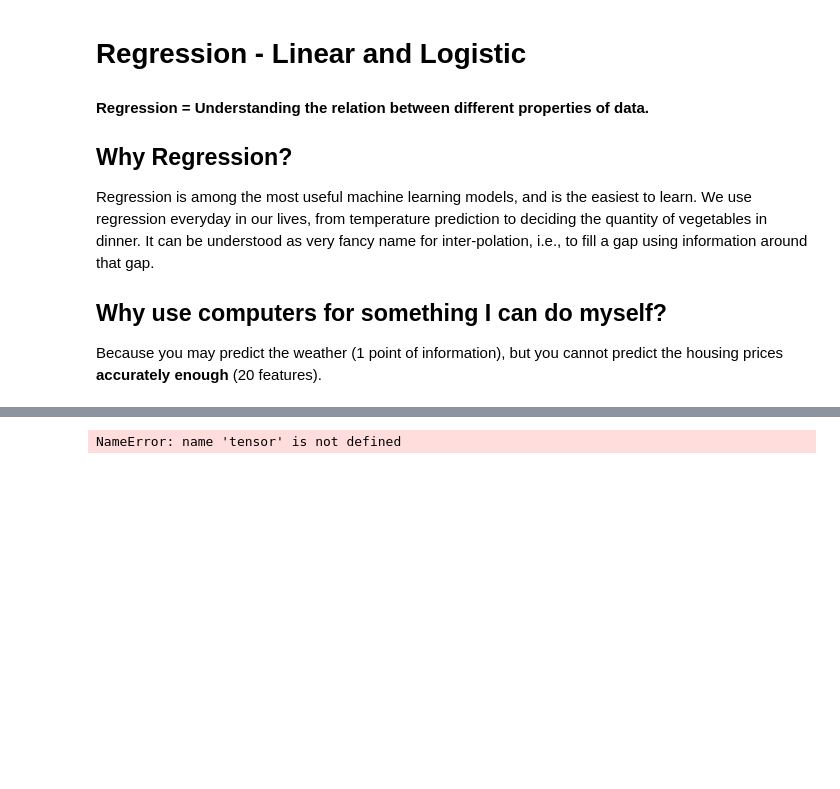
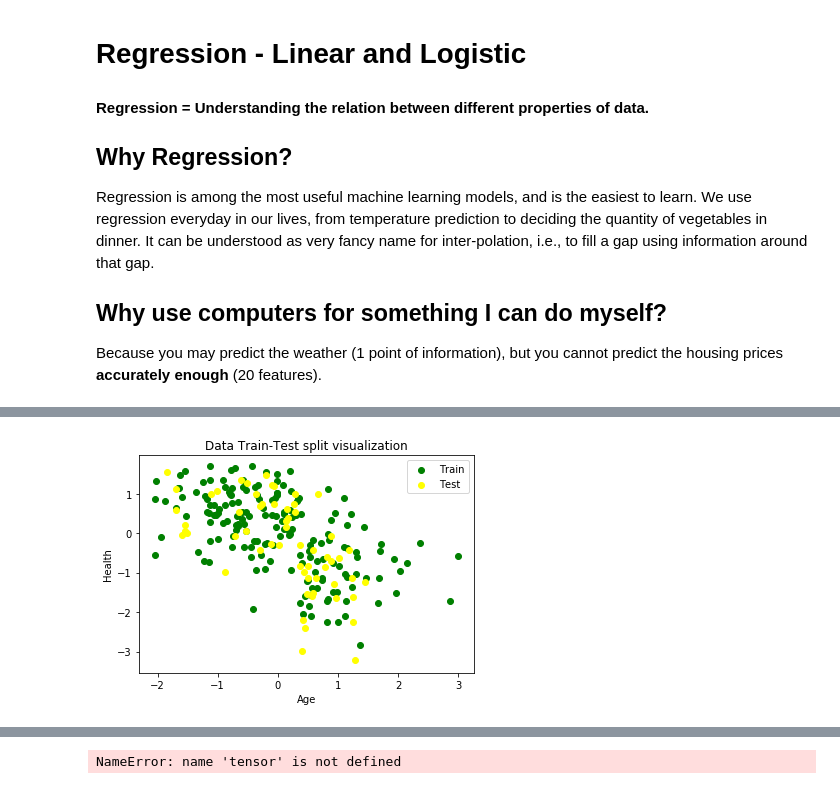
Before and after one commit to adityamanglik/OracleServiceCloud_MachineLearning, a Jupyter notebook: Regression.ipynb, the cells around one changed output, grey strips where cells are left out. Drawn from its saved outputs; the diff is of its cells as text; code cells hidden in the pictures; blank space fills up the shorter version.

```diff
--- a/Regression.ipynb
+++ b/Regression.ipynb
@@ -12,0 +63,11 @@ Because you may predict the weather (1 point of information), but you cannot pre
+# %%
+# Visualize dataset
+plt.scatter(X_train[:, 0], X_train[:, 1], color = 'green', label='Train')
+plt.scatter(X_test[:, 0], X_test[:, 1], color = 'yellow', label='Test')
+plt.xlabel('Age')
+plt.ylabel('Health')
+plt.title('Data Train-Test split visualization')
+plt.legend(loc='upper right')
+plt.show()
+# %% [output]
+[figure, added]
```
Also changed, not shown: parts of 27 cells of this notebook, 1 other file.
